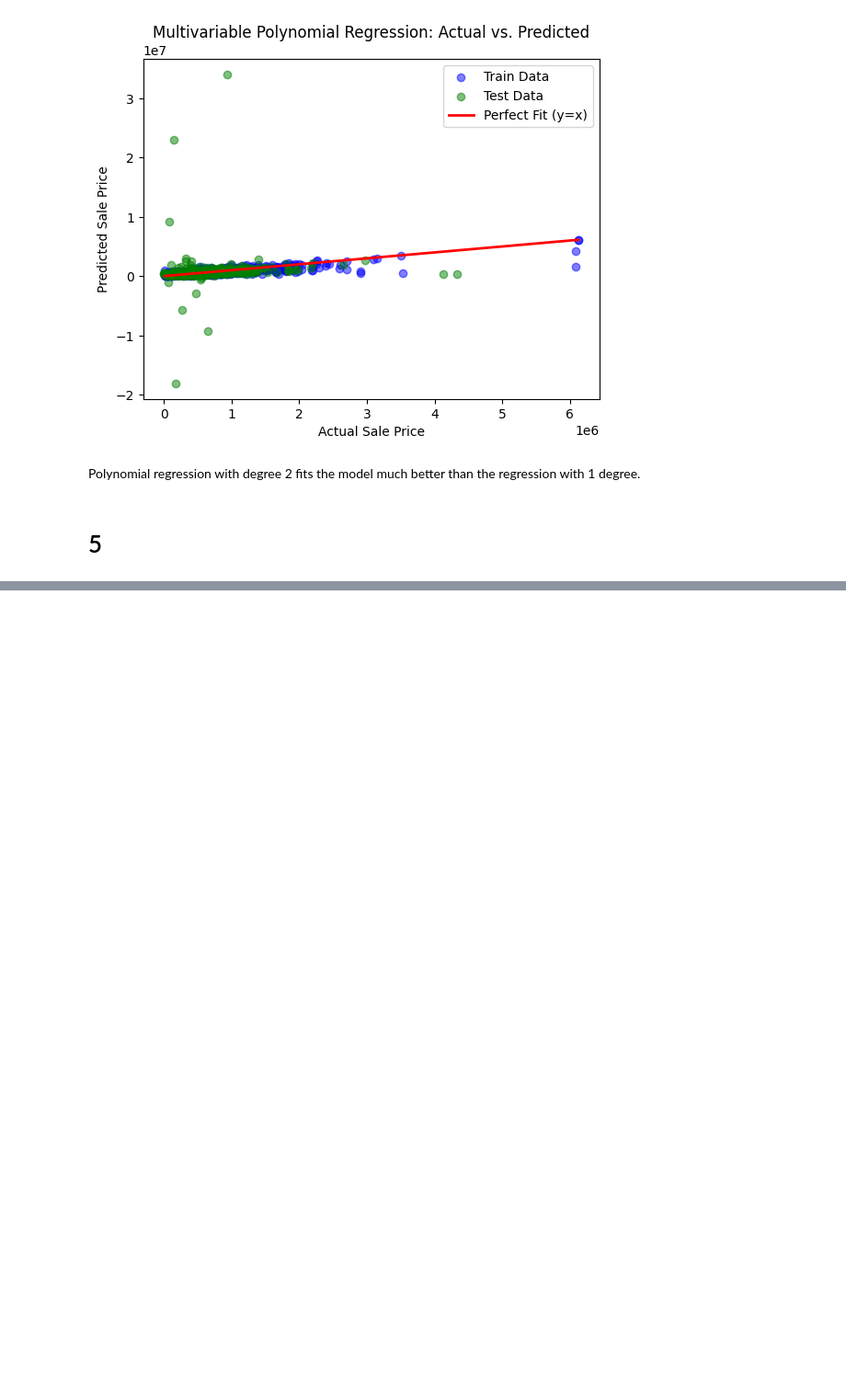
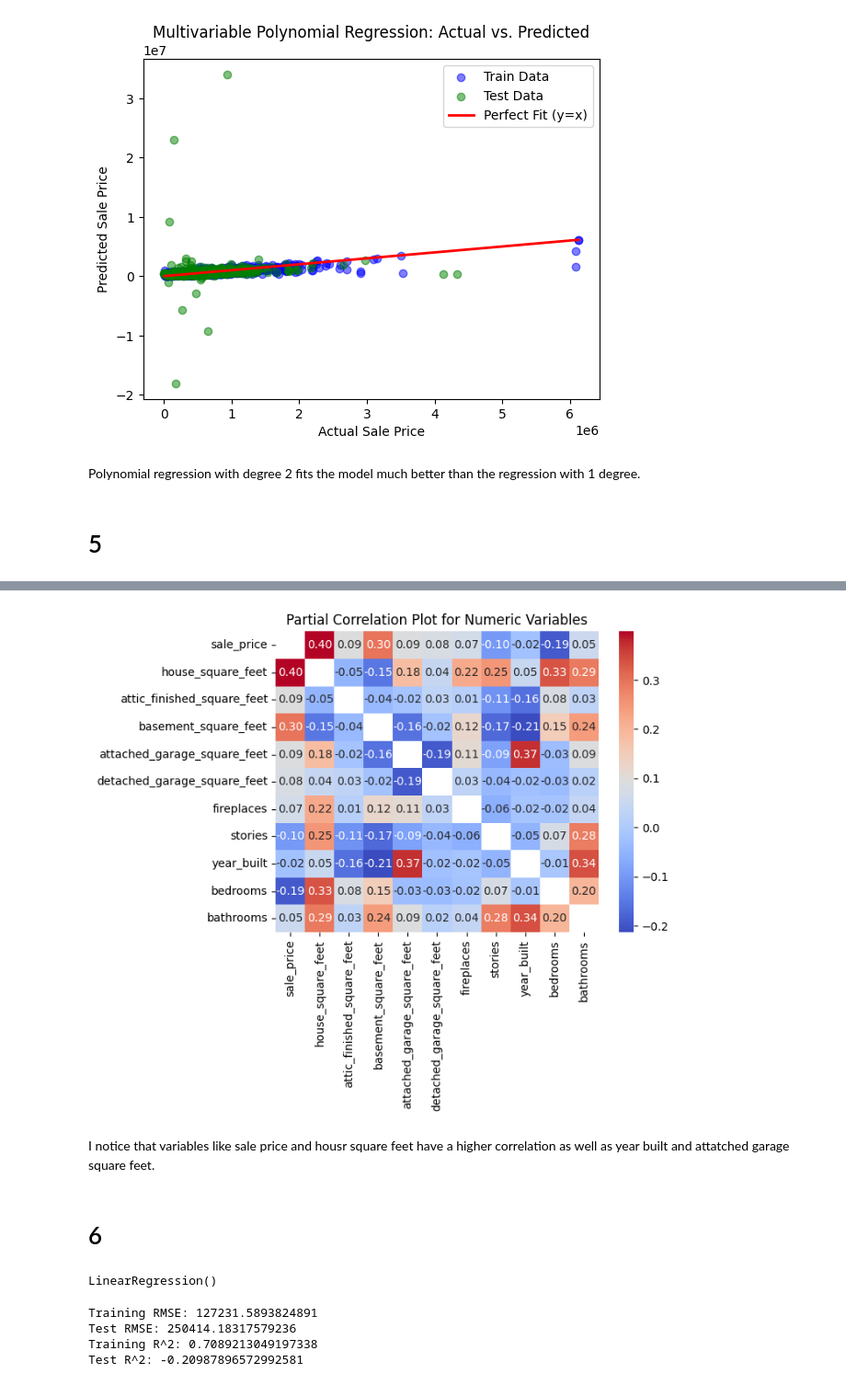
Before and after one commit to ameliavasiliu/linearModels, a Jupyter notebook: lab/lab_notebook_applied.ipynb, the cells around one changed output, grey strips where cells are left out. Shown: that part at 92% size. Cells and saved outputs as stored; diff of their text form; code cells hidden in the pictures; blank space fills up the shorter version.

```diff
--- a/lab/lab_notebook_applied.ipynb
+++ b/lab/lab_notebook_applied.ipynb
@@ -299,3 +299,6 @@ numeric_cols = ['sale_price', 'house_square_feet', 'attic_finished_square_feet',
                 'basement_square_feet', 'attached_garage_square_feet',
                 'detached_garage_square_feet', 'fireplaces', 'stories',
                 'year_built', 'bedrooms', 'bathrooms']
+
+df_numeric = df_encoded[numeric_cols]
+df_numeric.dropna(inplace=True)
@@ -301,0 +330,20 @@ numeric_cols = ['sale_price', 'house_square_feet', 'attic_finished_square_feet',
+# %%
+import pingouin as pg
+partial_corr_matrix = pd.DataFrame(index=numeric_cols, columns=numeric_cols)
+# %%
+for var1 in numeric_cols:
+    for var2 in numeric_cols:
+        if var1 != var2:
+            result = pg.partial_corr(data=df_numeric, x=var1, y=var2, covar=[col for col in numeric_cols if col != var1 and col != var2])
+            partial_corr_matrix.loc[var1, var2] = result['r'][0]
+partial_corr_matrix = partial_corr_matrix.astype(float)
+# %%
+sns.heatmap(partial_corr_matrix, annot=True, cmap='coolwarm', fmt='.2f')
+plt.title("Partial Correlation Plot for Numeric Variables")
+plt.show()
+# %% [output]
+[figure, added]
+# %% [markdown]
+I notice that variables like sale price and housr square feet have a higher correlation as well as year built and attatched garage square feet.
+# %% [markdown]
+# 6
@@ -301,0 +369,5 @@ numeric_cols = ['sale_price', 'house_square_feet', 'attic_finished_square_feet',
+# %%
+model = LinearRegression()
+model.fit(X_train_poly, y_train)
+# %% [output]
+LinearRegression()
@@ -301,0 +377,16 @@ numeric_cols = ['sale_price', 'house_square_feet', 'attic_finished_square_feet',
+# %%
+train_rmse = np.sqrt(mean_squared_error(y_train, y_train_pred))
+test_rmse = np.sqrt(mean_squared_error(y_test, y_test_pred))
+
+train_r2 = r2_score(y_train, y_train_pred)
+test_r2 = r2_score(y_test, y_test_pred)
+
+print(f"Training RMSE: {train_rmse}")
+print(f"Test RMSE: {test_rmse}")
+print(f"Training R^2: {train_r2}")
+print(f"Test R^2: {test_r2}")
+# %% [output]
+Training RMSE: 127231.5893824891
+Test RMSE: 250414.18317579236
+Training R^2: 0.7089213049197338
+Test R^2: -0.20987896572992581
```
Also changed, not shown: parts of 11 cells of this notebook.
